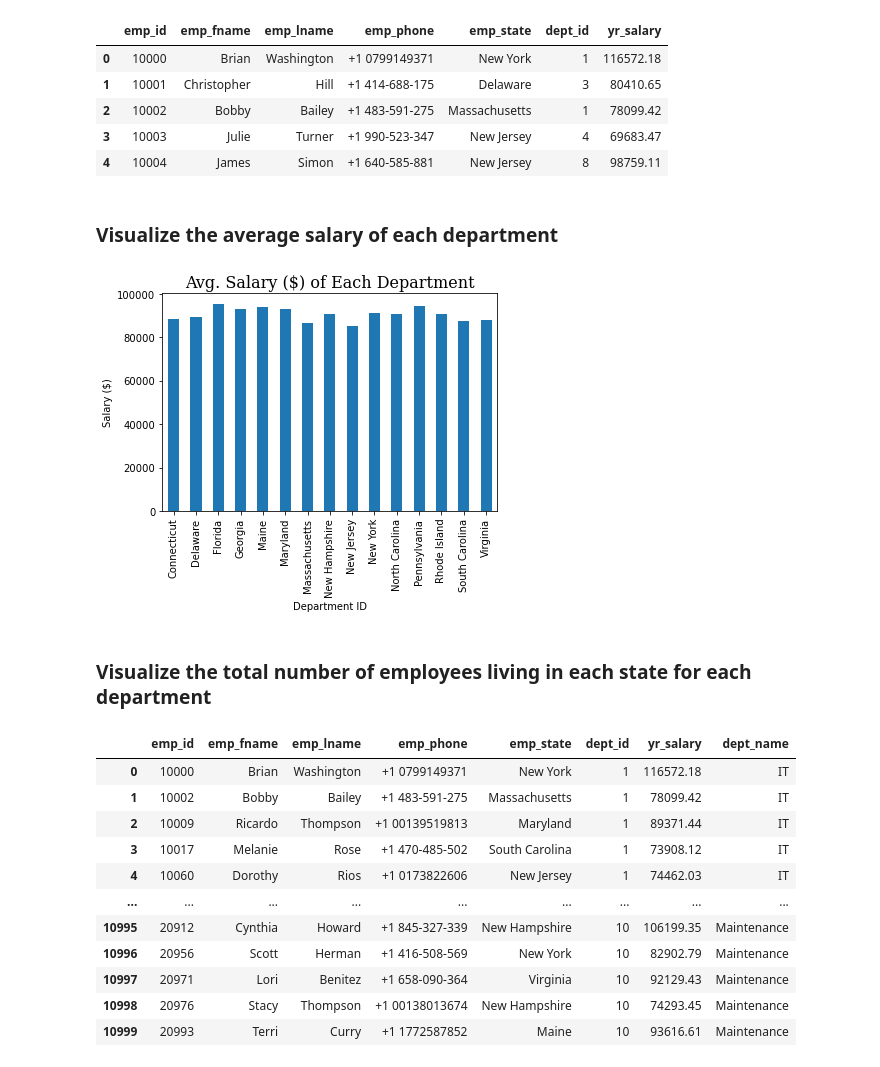
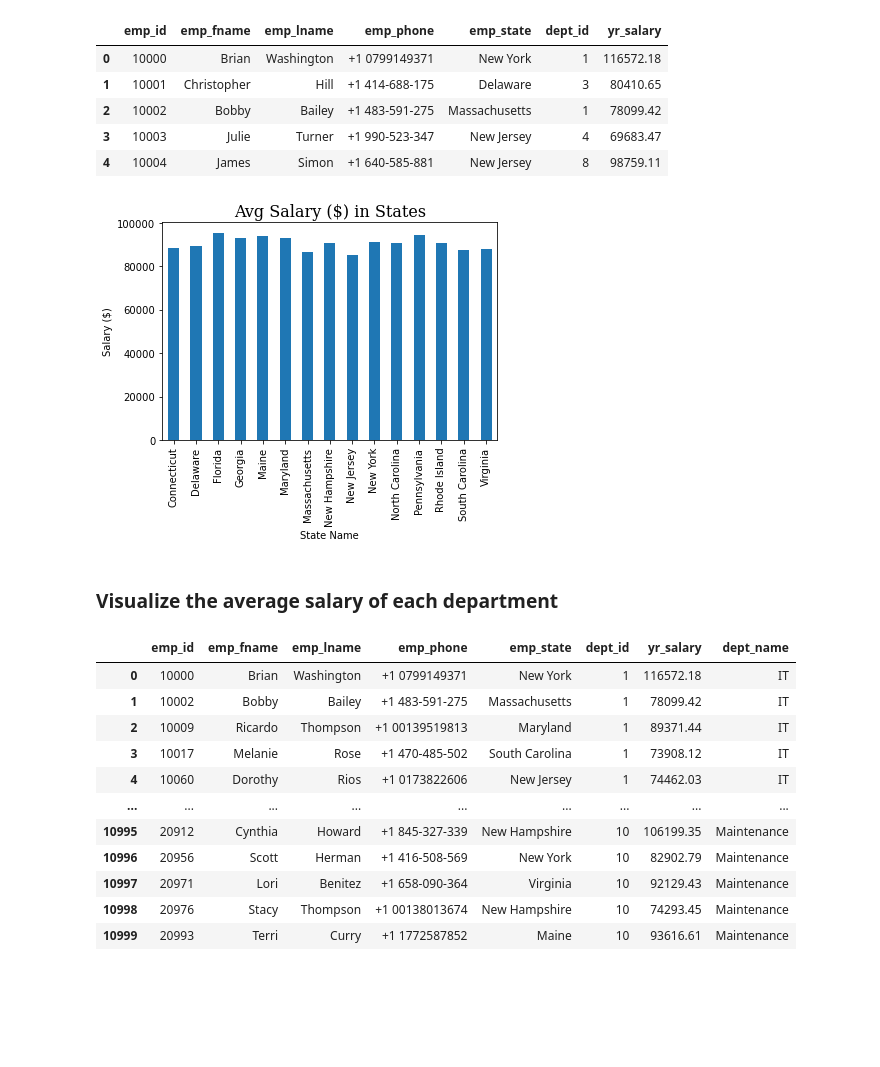
Before and after one commit to daksh-intwala/DATA_601, a Jupyter notebook: week07/homework/hw-07.ipynb, the cells around one changed output. Drawn from its saved outputs; the diff is of its cells as text; code cells hidden in the pictures; blank space fills up the shorter version.

```diff
--- a/week07/homework/hw-07.ipynb
+++ b/week07/homework/hw-07.ipynb
@@ -164,20 +164,17 @@ emp_sal.head()
 | 2 | 10002 | Bobby | Bailey | +1 483-591-275 | Massachusetts | 1 | 78099.42 |
 | 3 | 10003 | Julie | Turner | +1 990-523-347 | New Jersey | 4 | 69683.47 |
 | 4 | 10004 | James | Simon | +1 640-585-881 | New Jersey | 8 | 98759.11 |
+# %%
+# Checking salary difference created (5-10k difference in each state):
+emp_sal.groupby('emp_state')['yr_salary'].mean().plot(kind='bar')
+plt.title('Avg Salary ($) in States', fontdict={'size':16, 'family':'serif'})
+plt.xlabel("State Name")
+plt.ylabel("Salary ($)")
+plt.show()
+# %% [output]
+[figure, added]
 # %% [markdown]
 ### Visualize the average salary of each department
-# %%
-emp_sal.groupby('emp_state')['yr_salary']\
-    .mean()\
-    .plot(kind='bar')
-plt.title('Avg. Salary ($) of Each Department', fontdict={'size':16, 'family':'serif'})
-plt.xlabel('Department ID')
-plt.ylabel('Salary ($)')
-plt.show()
-# %% [output]
-[figure, removed]
-# %% [markdown]
-### Visualize the total number of employees living in each state for each department
 # %%
 join_all = emp_sal.merge(df_dept, on='dept_id')
 # %%
```
Also changed, not shown: parts of 4 cells of this notebook.
